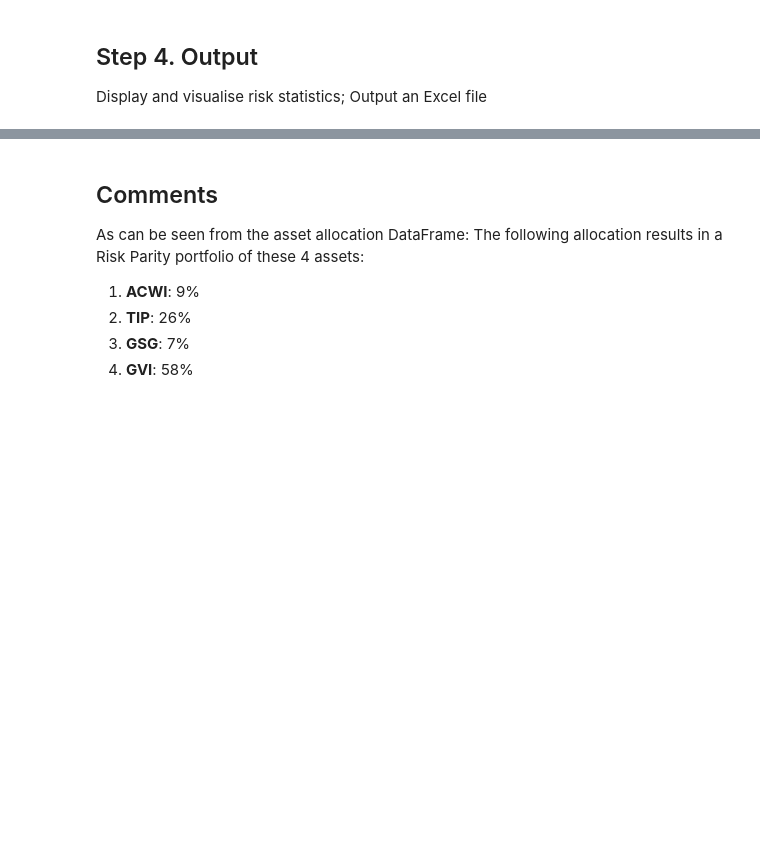
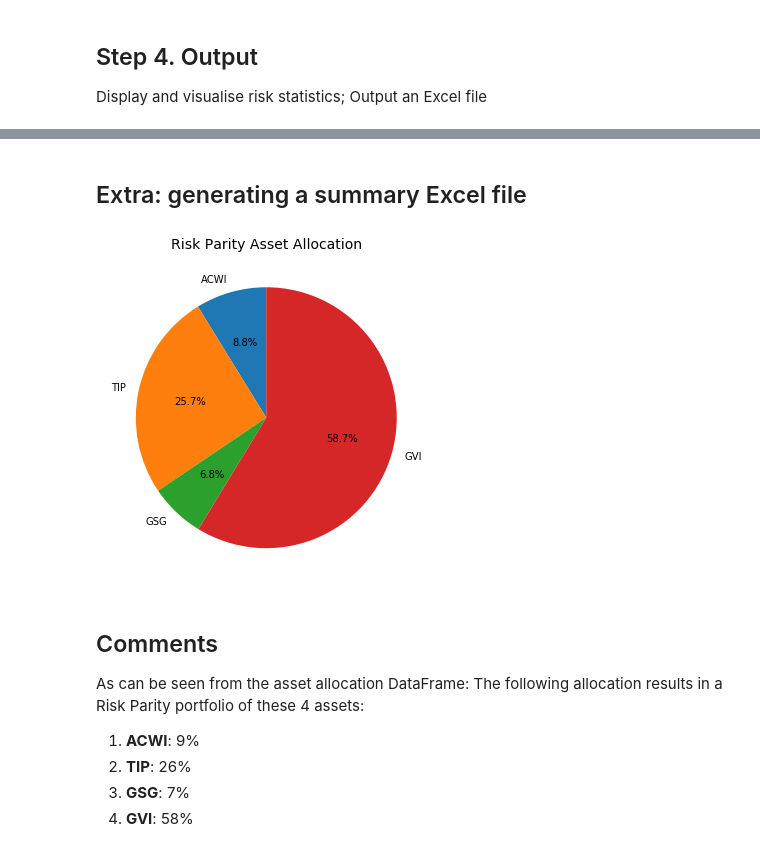
Before and after one commit to viethungha0610/Risk-Parity, a Jupyter notebook: Illustrative case study.ipynb, the cells around one changed output, grey strips where cells are left out. Saved outputs shown, nothing was run; the diff lists cells and outputs as text; code cells hidden in the pictures; blank space fills up the shorter version.

```diff
--- a/Illustrative case study.ipynb
+++ b/Illustrative case study.ipynb
@@ -109,0 +134,11 @@ Relative risk contribution of assets:
+# %% [markdown]
+## Extra: generating a summary Excel file
+# %%
+# Using Matplotlib
+pie, ax = plt.subplots(figsize=[6,6])
+labels = assets
+plt.pie(x=test_rpp.allocation_, autopct="%.1f%%", labels=labels, startangle=90)
+plt.title("Risk Parity Asset Allocation", fontsize=14)
+pie.savefig('Allocation_pie.png')
+# %% [output]
+[figure, added]
```
Also changed, not shown: parts of 13 cells of this notebook, 18 other files.
